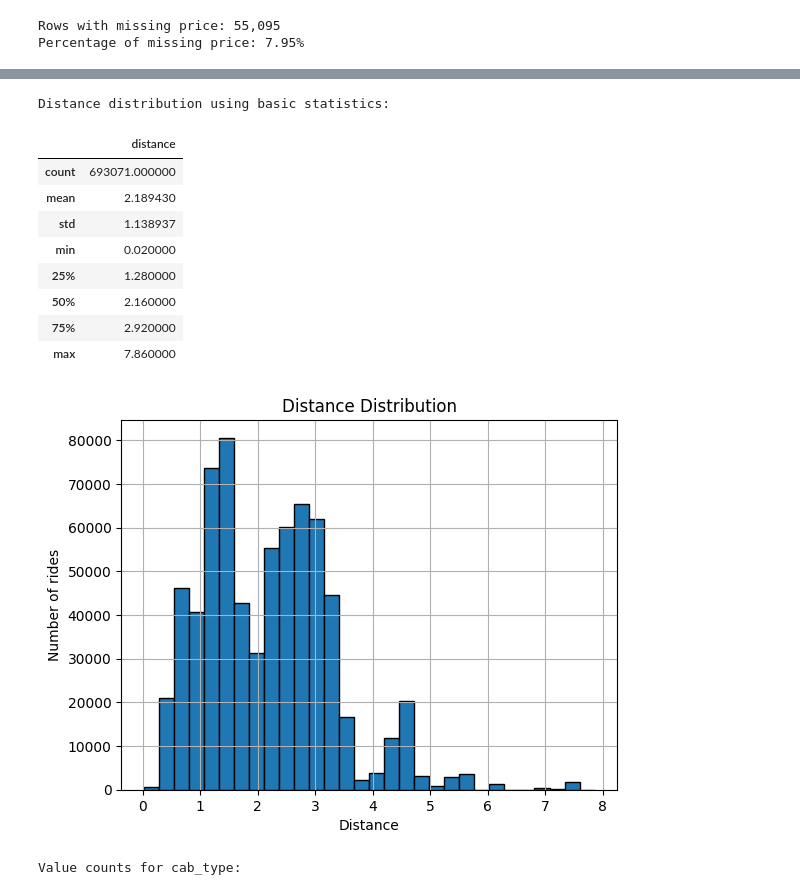
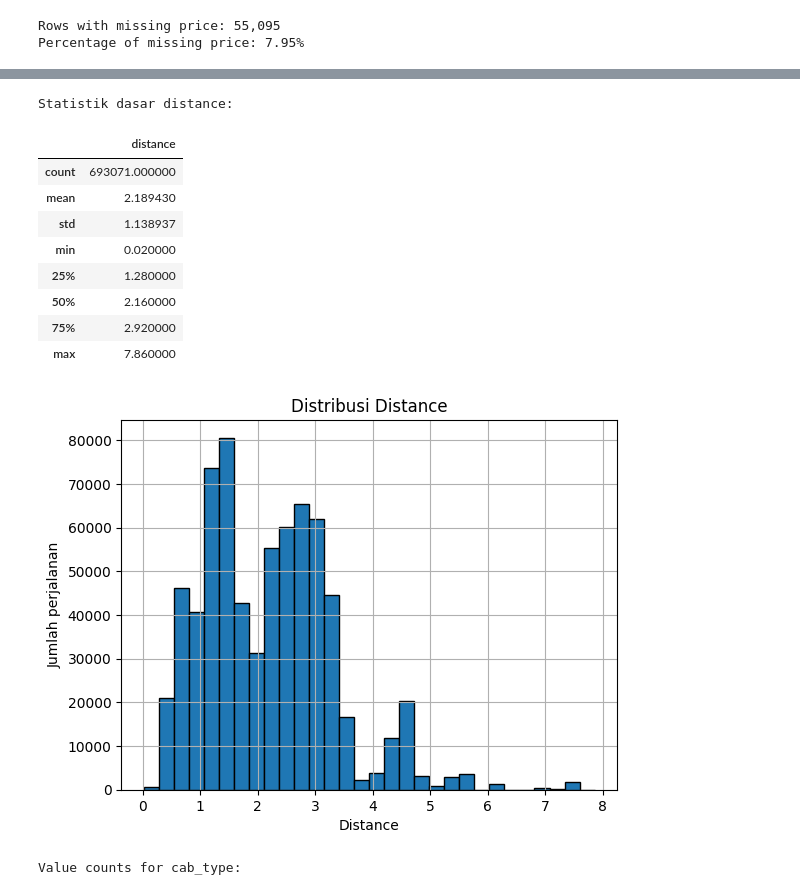
Before and after one commit to destadrns/MLOps-Tarif-Transportasi-Online, a Jupyter notebook: notebooks/01_data_understanding.ipynb, the cells around one changed output, grey strips where cells are left out. Saved outputs shown, nothing was run; the diff lists cells and outputs as text; code cells hidden in the pictures.

```diff
--- a/notebooks/01_data_understanding.ipynb
+++ b/notebooks/01_data_understanding.ipynb
@@ -293,24 +215,24 @@ Price distribution using basic statistics:
 # %%
-print("Distance distribution using basic statistics:")
+print("Statistik dasar distance:")
 display(cab_rides["distance"].describe().to_frame("distance"))
 
 cab_rides["distance"].dropna().hist(bins=30, edgecolor="black")
-plt.title("Distance Distribution")
+plt.title("Distribusi Distance")
 plt.xlabel("Distance")
-plt.ylabel("Number of rides")
+plt.ylabel("Jumlah perjalanan")
 plt.show()
 # %% [output]
-Distance distribution using basic statistics:
+Statistik dasar distance:
 |  | distance |
 | count | 693071.000000 |
 | mean | 2.189430 |
 | std | 1.138937 |
 | min | 0.020000 |
 | 25% | 1.280000 |
 | 50% | 2.160000 |
 | 75% | 2.920000 |
 | max | 7.860000 |
-[figure, old version]
+[figure, new version]
 # %%
 for column in ["cab_type", "source", "destination", "name"]:
     print(f"Value counts for {column}:")
```
Also changed, not shown: parts of 22 cells of this notebook, 28 other files.
